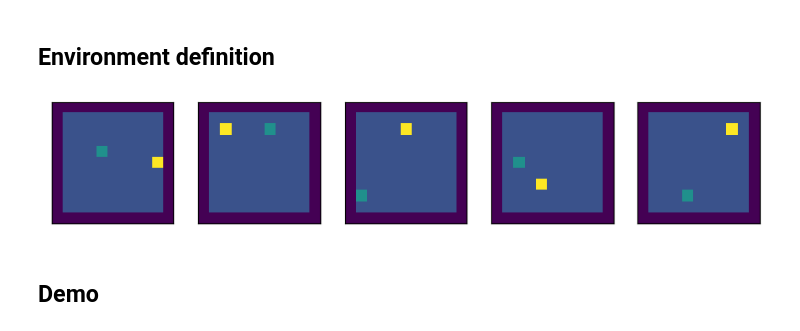
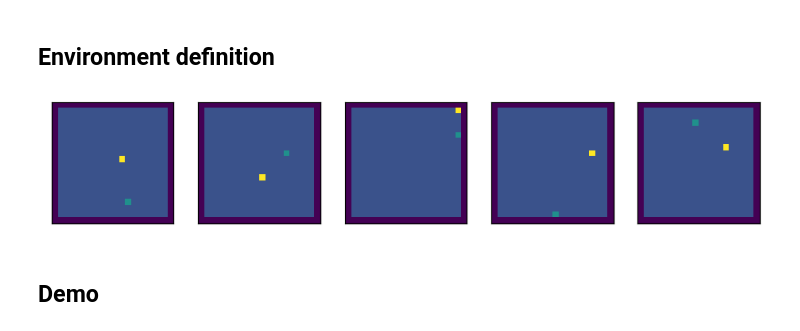
Before and after one commit to AlbertoSinigaglia/snake-reinforcement-learning, a Jupyter notebook: code/main.ipynb, the cells around one changed output. Saved outputs shown, nothing was run; the diff lists cells and outputs as text; code cells hidden in the pictures.

```diff
--- a/code/main.ipynb
+++ b/code/main.ipynb
@@ -19,22 +19,22 @@ LOAD_FROM_MEMORY = False
 # %%
 %matplotlib inline
 def get_env(n=1000):
-    return OriginalSnakeEnvironment(n, 11)
+    return OriginalSnakeEnvironment(n, 20)
 env_ = get_env()
 GAMMA = .99
-ITERATIONS = 10000
+ITERATIONS = 50000
 EPSILON = 0.1
 LAMBDA_VALUE = 0.1
 LAMBDA_AGENT = 0.1
 #  ALPHA = 0.1
 
 fig,axs=plt.subplots(1,min(len(env_.boards), 5), figsize=(10,3))
 for ax, board in zip(axs, env_.boards):
     ax.get_yaxis().set_visible(False)
     ax.get_xaxis().set_visible(False)
     ax.imshow(board, origin="lower")
 # %% [output]
-[figure, old version]
+[figure, new version]
 # %% [markdown]
 ## Demo
 # %%
```
Also changed, not shown: parts of 5 cells of this notebook.
